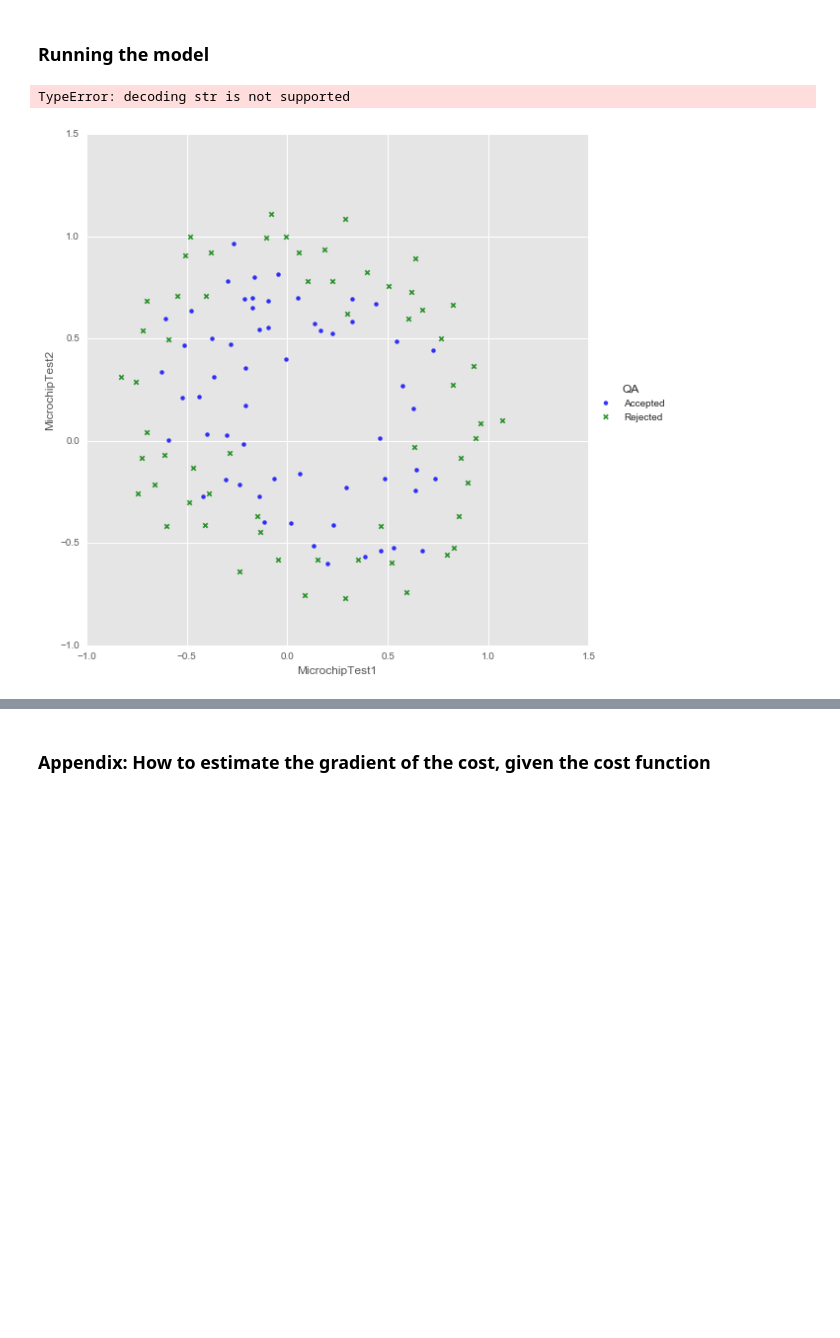
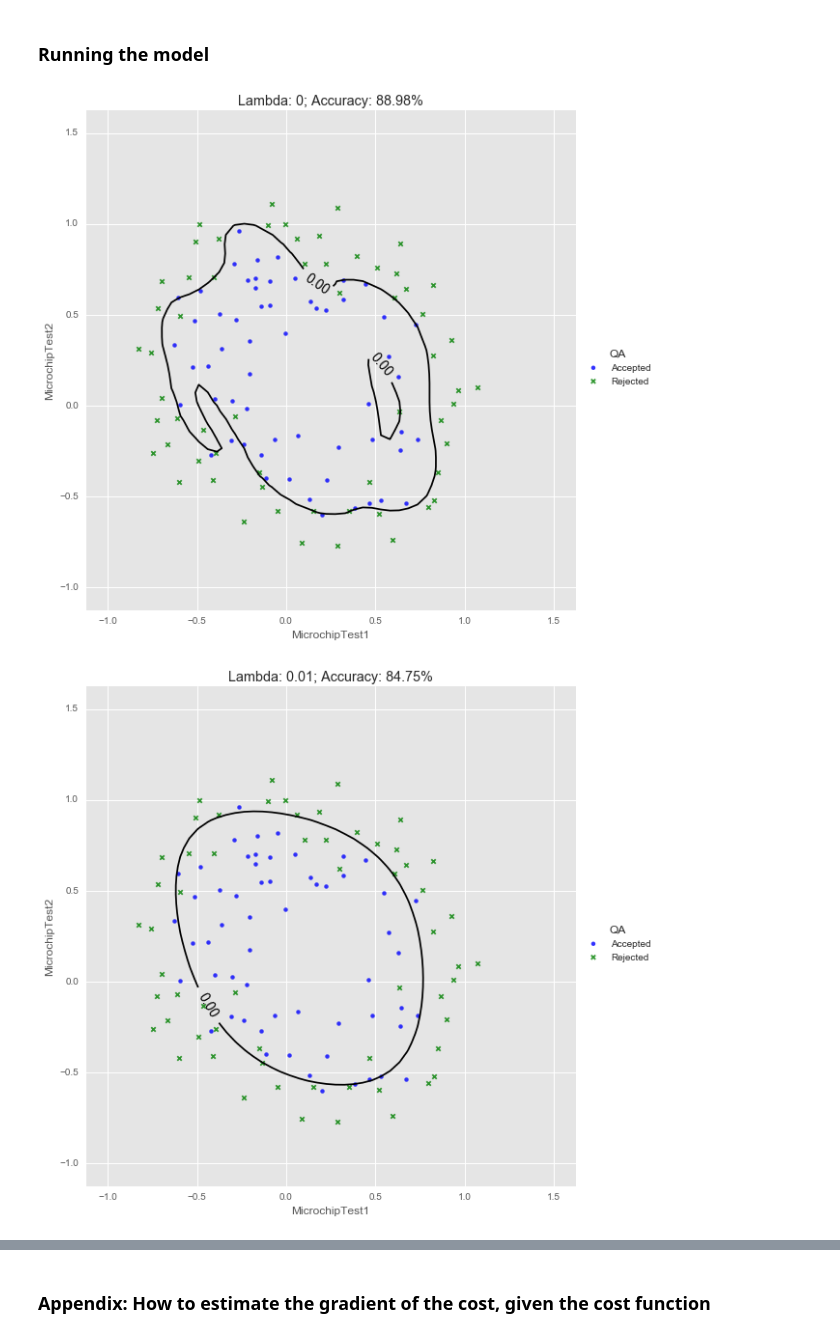
Before and after one commit to FraPochetti/Machine_Learning, a Jupyter notebook: mlclass-ex2-005/mlclass-ex2/Logistic-Regression-numpy.ipynb, the cells around one changed output, grey strips where cells are left out. Saved outputs shown, nothing was run; the diff lists cells and outputs as text; code cells hidden in the pictures; blank space fills up the shorter version.

```diff
--- a/mlclass-ex2-005/mlclass-ex2/Logistic-Regression-numpy.ipynb
+++ b/mlclass-ex2-005/mlclass-ex2/Logistic-Regression-numpy.ipynb
@@ -228,15 +228,14 @@ initial_theta = np.zeros((X_expanded.shape[1], 1))
 # %%
 for lamb in [0, 0.01, 0.1, 1, 100]:
     theta = optimize.minimize(fun=computeCostReg, x0=initial_theta.squeeze(), args=(X_expanded, y, lamb),
                           method='TNC', jac=computeGradientReg, options=dict(disp=True, maxiter=100000))
 
     g = sns.lmplot("MicrochipTest1", "MicrochipTest2", hue="QA",
                    data=microchips, markers=["o", "x"], fit_reg=False, size=8, palette=dict(Rejected="g", Accepted="b"))
     ax = g.ax
     accuracy = ((y == predict(X_expanded, theta.x)).sum()/y.shape[0])*100
-    title_name = str('Lambda: ' + str(lamb) + '; Accuracy: ', str(round(accuracy, 2)) + '%')
-    ax.set_title('{0} {1}'.format(lamb, round(accuracy, 2)))
+    ax.set_title('Lambda: {0}; Accuracy: {1}%'.format(lamb, round(accuracy, 2)))
     z = plotDecisionBoundaryReg(X, theta, ax)
 # %% [output]
-TypeError: decoding str is not supported
-[figure, old version]
+[figure, new version]
+[figure, added]
```
Also changed, not shown: parts of 4 cells of this notebook.
